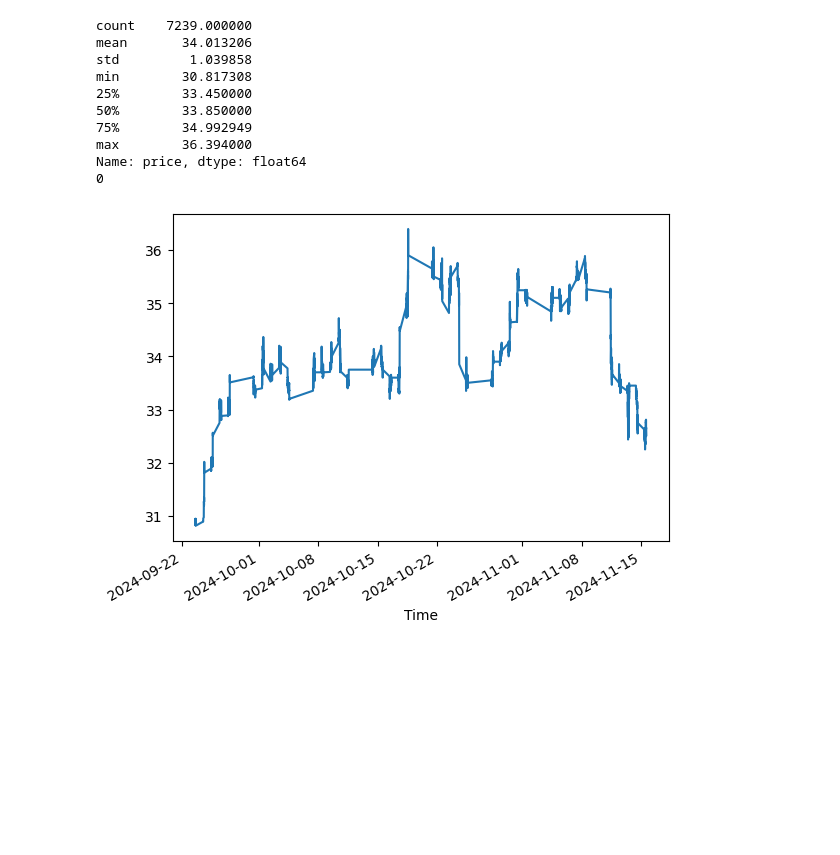
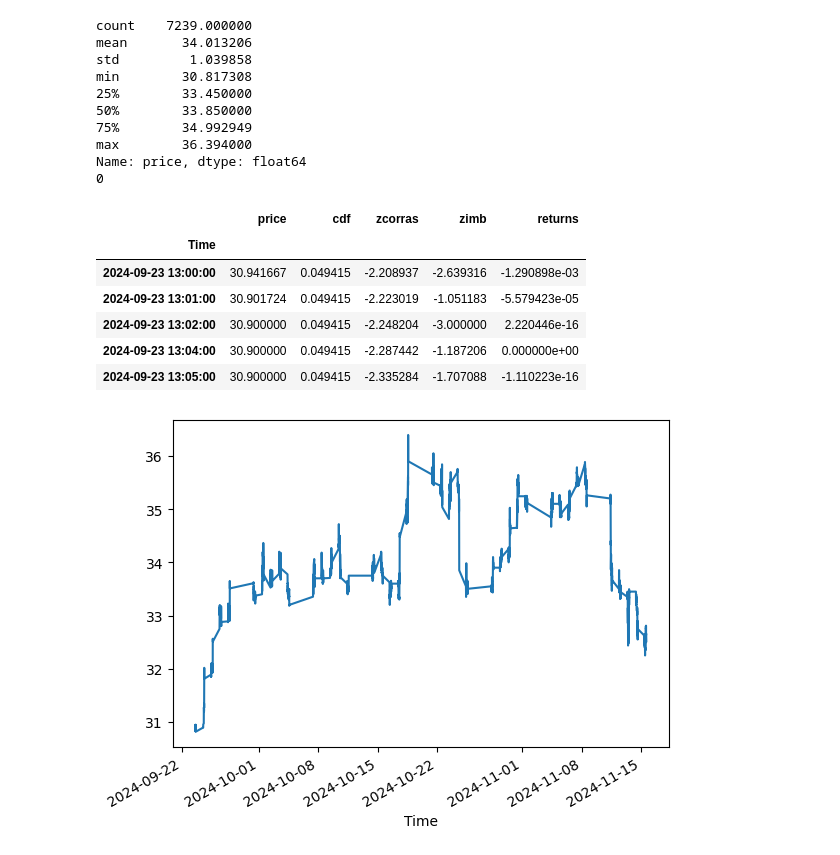
Before and after one commit to HoaPham119/thesis, a Jupyter notebook: code/data_test.ipynb, the cells around one changed output. Drawn from its saved outputs; the diff is of its cells as text; code cells hidden in the pictures; blank space fills up the shorter version.

```diff
--- a/code/data_test.ipynb
+++ b/code/data_test.ipynb
@@ -271,6 +254,16 @@ min        30.817308
 max        36.394000
 Name: price, dtype: float64
 0
+# %%
+df_trading.head()
+# %% [output]
+|  | price | cdf | zcorras | zimb | returns |
+| Time |  |  |  |  |  |
+| 2024-09-23 13:00:00 | 30.941667 | 0.049415 | -2.208937 | -2.639316 | -1.290898e-03 |
+| 2024-09-23 13:01:00 | 30.901724 | 0.049415 | -2.223019 | -1.051183 | -5.579423e-05 |
+| 2024-09-23 13:02:00 | 30.900000 | 0.049415 | -2.248204 | -3.000000 | 2.220446e-16 |
+| 2024-09-23 13:04:00 | 30.900000 | 0.049415 | -2.287442 | -1.187206 | 0.000000e+00 |
+| 2024-09-23 13:05:00 | 30.900000 | 0.049415 | -2.335284 | -1.707088 | -1.110223e-16 |
 # %%
 df_trading["price"].plot()
 plt.show()
```
Also changed, not shown: parts of 6 cells of this notebook.
